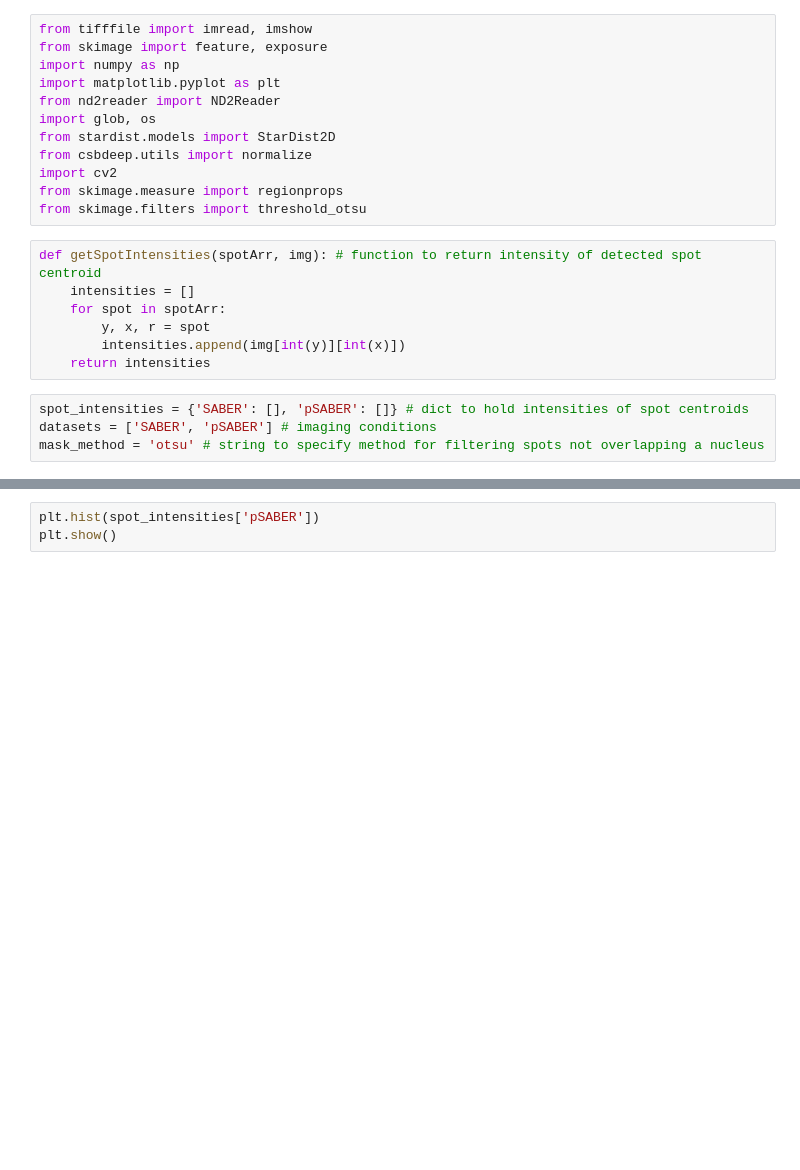
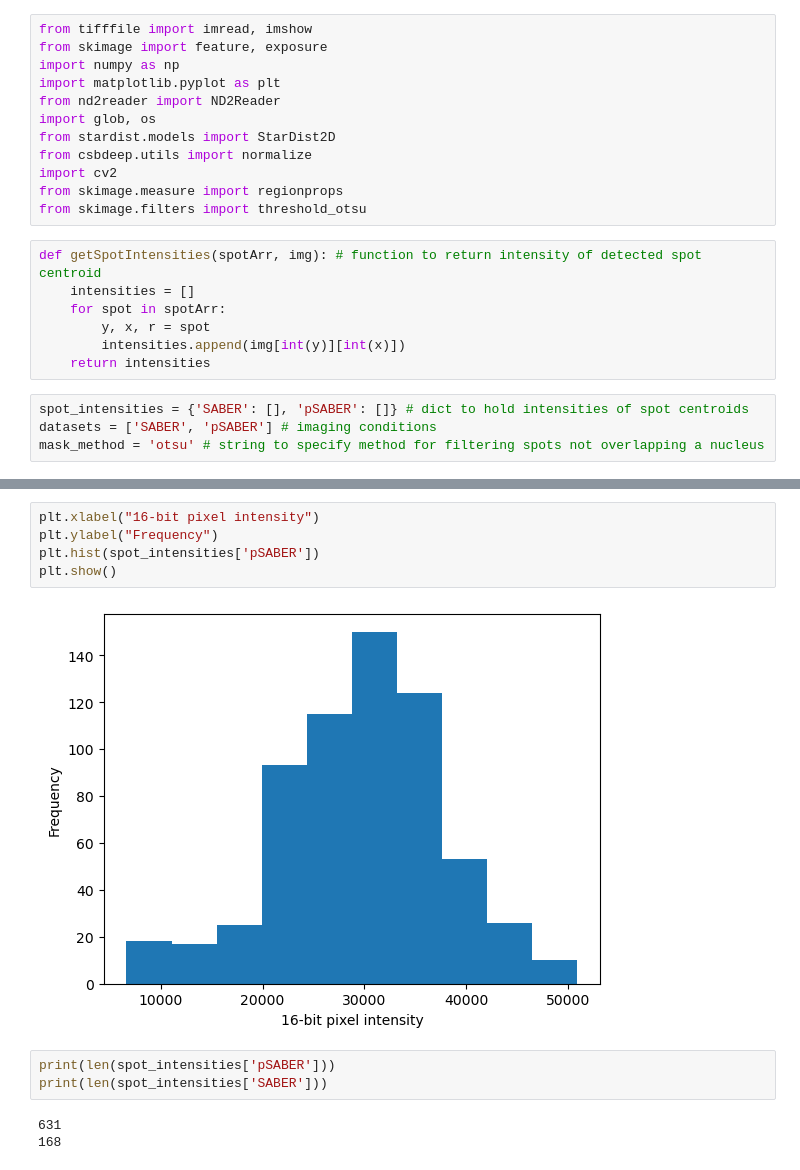
Before and after one commit to beliveau-lab/SABER-Spot-Quant, a Jupyter notebook: spot_detection.ipynb, the cells around one changed output, grey strips where cells are left out. Drawn from its saved outputs; the diff is of its cells as text; blank space fills up the shorter version.

Commit message:
Added example output to spot_detection.ipynb

```diff
--- a/spot_detection.ipynb
+++ b/spot_detection.ipynb
@@ -85,3 +94,13 @@ plt.show()
 # %%
+plt.xlabel("16-bit pixel intensity")
+plt.ylabel("Frequency")
 plt.hist(spot_intensities['pSABER'])
 plt.show()
+# %% [output]
+[figure, added]
+# %%
+print(len(spot_intensities['pSABER']))
+print(len(spot_intensities['SABER']))
+# %% [output]
+631
+168
```
Also changed, not shown: parts of 2 cells of this notebook.
